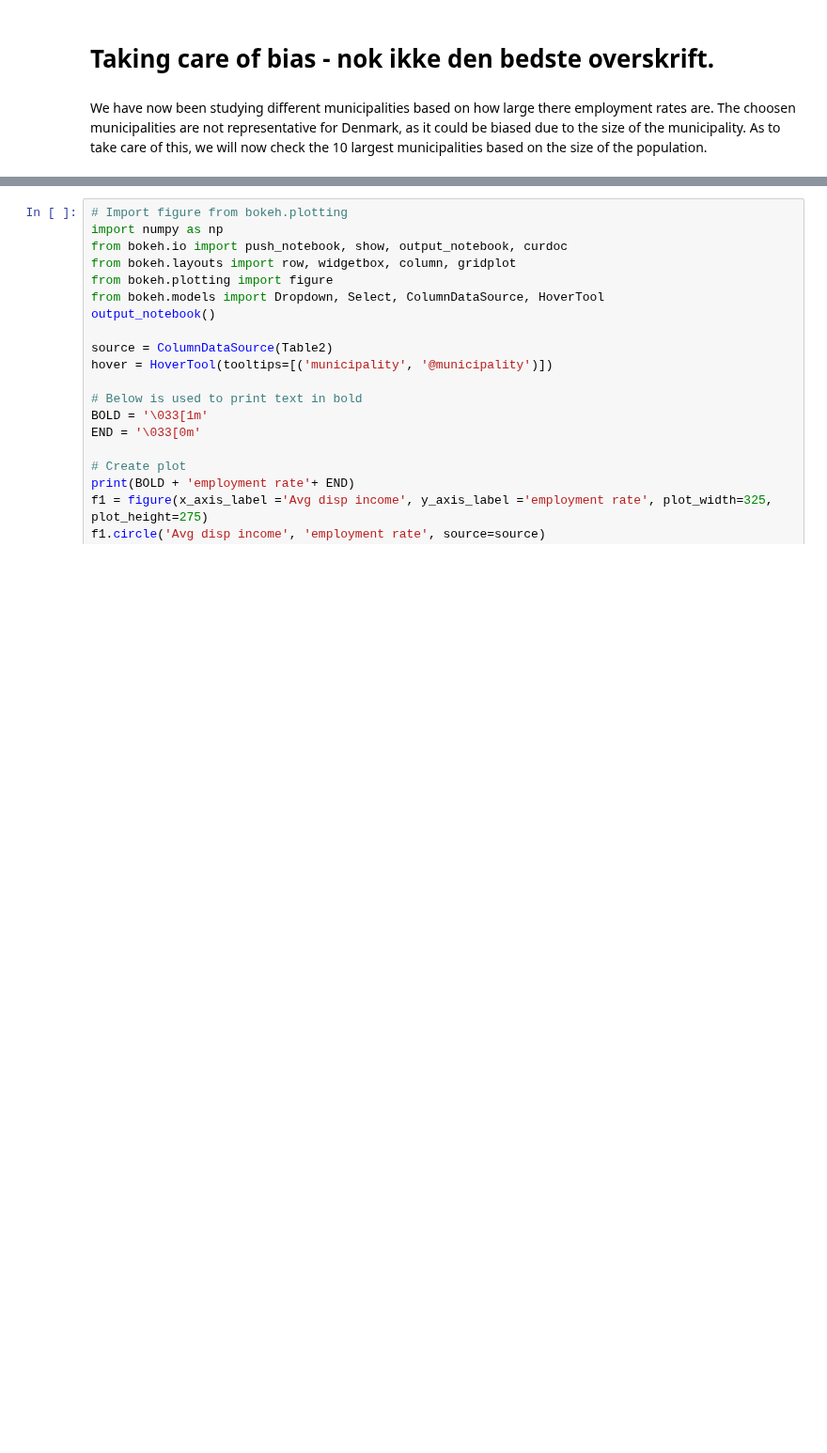
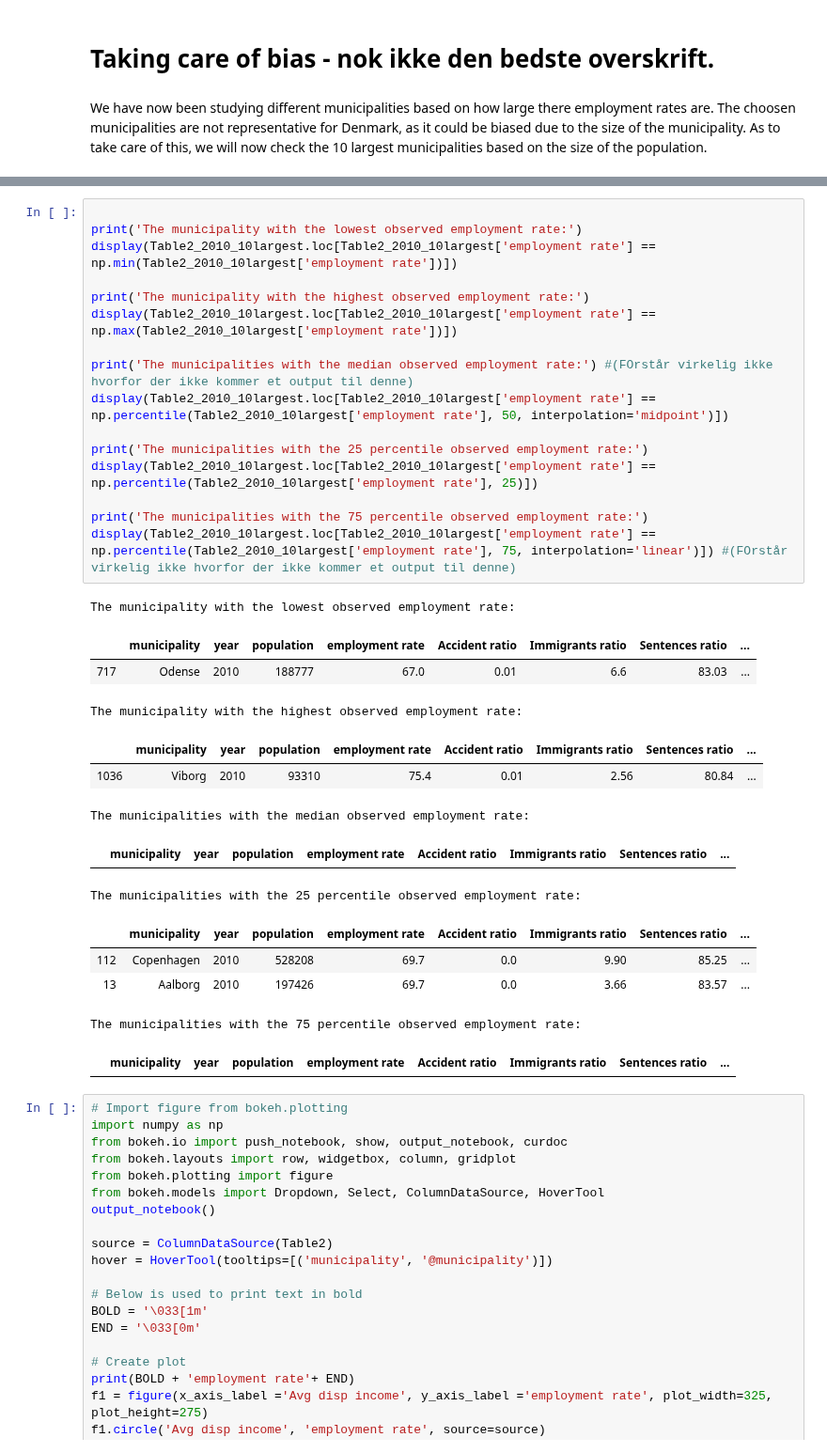
Before and after one commit to Rapyki/projects-2020-slangerne, a Jupyter notebook: dataproject/dataprojecthen.ipynb, the cells around one changed output, grey strips where cells are left out. Shown at 94% size. Drawn from its saved outputs; the diff is of its cells as text; blank space fills up the shorter version.

```diff
--- a/dataproject/dataprojecthen.ipynb
+++ b/dataproject/dataprojecthen.ipynb
@@ -504,3 +506,34 @@ KeyError: False
+# %%
+
+print('The municipality with the lowest observed employment rate:')
+display(Table2_2010_10largest.loc[Table2_2010_10largest['employment rate'] == np.min(Table2_2010_10largest['employment rate'])])
+
+print('The municipality with the highest observed employment rate:')
+display(Table2_2010_10largest.loc[Table2_2010_10largest['employment rate'] == np.max(Table2_2010_10largest['employment rate'])])
+
+print('The municipalities with the median observed employment rate:') #(FOrstår virkelig ikke hvorfor der ikke kommer et output til denne)
+display(Table2_2010_10largest.loc[Table2_2010_10largest['employment rate'] == np.percentile(Table2_2010_10largest['employment rate'], 50, interpolation='midpoint')])
+
+print('The municipalities with the 25 percentile observed employment rate:')
+display(Table2_2010_10largest.loc[Table2_2010_10largest['employment rate'] == np.percentile(Table2_2010_10largest['employment rate'], 25)])
+
+print('The municipalities with the 75 percentile observed employment rate:')
+display(Table2_2010_10largest.loc[Table2_2010_10largest['employment rate'] == np.percentile(Table2_2010_10largest['employment rate'], 75, interpolation='linear')]) #(FOrstår virkelig ikke hvorfor der ikke kommer et output til denne)
+# %% [output]
+The municipality with the lowest observed employment rate:
+|  | municipality | year | population | employment rate | Accident ratio | Immigrants ratio | Sentences ratio | ... |
+| 717 | Odense | 2010 | 188777 | 67.0 | 0.01 | 6.6 | 83.03 | ... |
+The municipality with the highest observed employment rate:
+|  | municipality | year | population | employment rate | Accident ratio | Immigrants ratio | Sentences ratio | ... |
+| 1036 | Viborg | 2010 | 93310 | 75.4 | 0.01 | 2.56 | 80.84 | ... |
+The municipalities with the median observed employment rate:
+|  | municipality | year | population | employment rate | Accident ratio | Immigrants ratio | Sentences ratio | ... |
+The municipalities with the 25 percentile observed employment rate:
+|  | municipality | year | population | employment rate | Accident ratio | Immigrants ratio | Sentences ratio | ... |
+| 112 | Copenhagen | 2010 | 528208 | 69.7 | 0.0 | 9.90 | 85.25 | ... |
+| 13 | Aalborg | 2010 | 197426 | 69.7 | 0.0 | 3.66 | 83.57 | ... |
+The municipalities with the 75 percentile observed employment rate:
+|  | municipality | year | population | employment rate | Accident ratio | Immigrants ratio | Sentences ratio | ... |
 # %%
 # Import figure from bokeh.plotting
 import numpy as np
```
Also changed, not shown: parts of 3 cells of this notebook.
